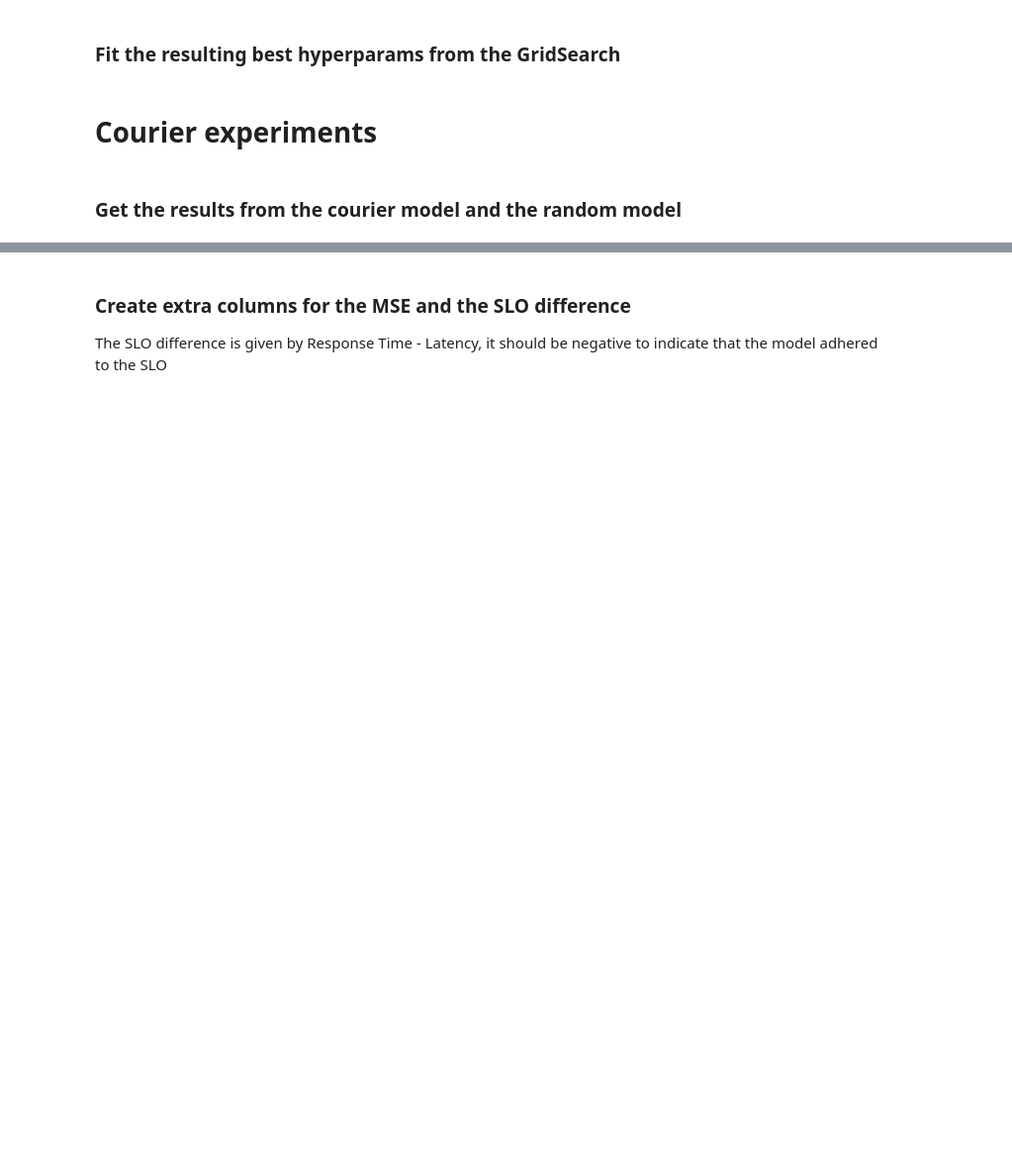
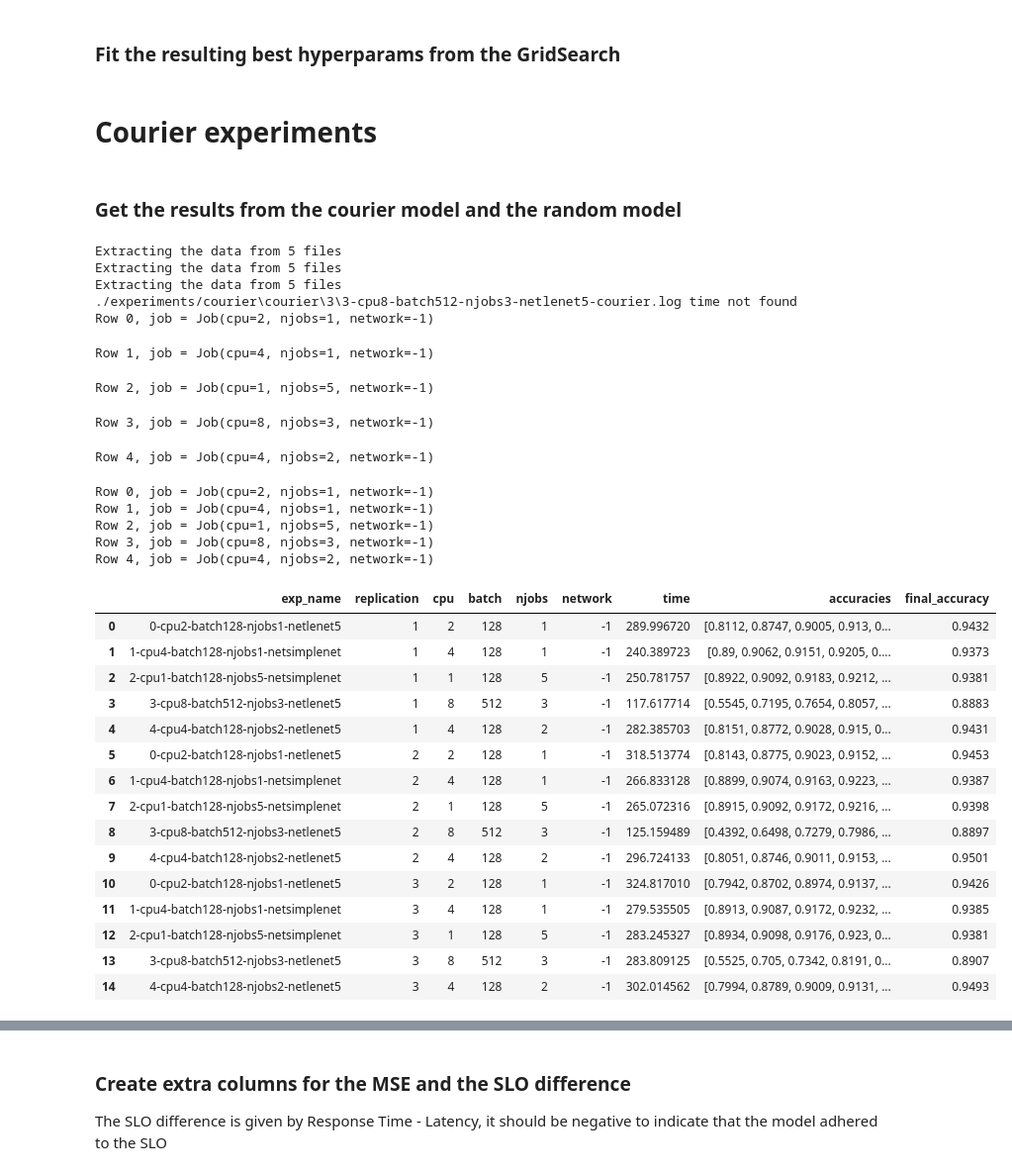
Before and after one commit to sharwinbobde/Courier-BigDL-Study, a Jupyter notebook: experiment-results.ipynb, the cells around one changed output, grey strips where cells are left out. Shown at 99% size. Cells and saved outputs as stored; diff of their text form; code cells hidden in the pictures; blank space fills up the shorter version.

```diff
--- a/experiment-results.ipynb
+++ b/experiment-results.ipynb
@@ -878,3 +979,58 @@ results_courier
+# %%
+results_courier = read_logs('courier')
+# results_other = read_logs('other')
+preds = get_courier_predictions(results_courier, courier)
+preds_boost = get_courier_predictions(results_courier, courier_boost, test=True)
+
+# fix error in reading experiment 4 in replication 3
+# results_courier.at[7, 'time'] =  99.247516804
+
+results_courier.at[13, 'time'] = 283.80912464
+
+# # fix errors reading other files
+# results_other.at[2, 'time'] = 425.409302788
+# results_other.at[6, 'time'] = 315.031166931
+# results_other.at[10, 'time'] = 526.367967449
+# results_other.at[11, 'time'] = 503.676117105
+# results_other.at[12, 'time'] = 454.128488997
+# results_other.at[22, 'time'] = 443.461306044
+# results_other.at[27, 'time'] = 89.615384517
+
+
+results_courier
+
+# results_courier.to_pickle('./experiments/courier/res.pkl')
+# %% [output]
+Extracting the data from 5 files
+Extracting the data from 5 files
+Extracting the data from 5 files
+./experiments/courier\courier\3\3-cpu8-batch512-njobs3-netlenet5-courier.log time not found
+Row 0, job = Job(cpu=2, njobs=1, network=-1)
+Row 1, job = Job(cpu=4, njobs=1, network=-1)
+Row 2, job = Job(cpu=1, njobs=5, network=-1)
+Row 3, job = Job(cpu=8, njobs=3, network=-1)
+Row 4, job = Job(cpu=4, njobs=2, network=-1)
+Row 0, job = Job(cpu=2, njobs=1, network=-1)
+Row 1, job = Job(cpu=4, njobs=1, network=-1)
+Row 2, job = Job(cpu=1, njobs=5, network=-1)
+Row 3, job = Job(cpu=8, njobs=3, network=-1)
+Row 4, job = Job(cpu=4, njobs=2, network=-1)
+|  | exp_name | replication | cpu | batch | njobs | network | time | accuracies | final_accuracy |
+| 0 | 0-cpu2-batch128-njobs1-netlenet5 | 1 | 2 | 128 | 1 | -1 | 289.996720 | [0.8112, 0.8747, 0.9005, 0.913, 0... | 0.9432 |
+| 1 | 1-cpu4-batch128-njobs1-netsimplenet | 1 | 4 | 128 | 1 | -1 | 240.389723 | [0.89, 0.9062, 0.9151, 0.9205, 0.... | 0.9373 |
+| 2 | 2-cpu1-batch128-njobs5-netsimplenet | 1 | 1 | 128 | 5 | -1 | 250.781757 | [0.8922, 0.9092, 0.9183, 0.9212, ... | 0.9381 |
+| 3 | 3-cpu8-batch512-njobs3-netlenet5 | 1 | 8 | 512 | 3 | -1 | 117.617714 | [0.5545, 0.7195, 0.7654, 0.8057, ... | 0.8883 |
+| 4 | 4-cpu4-batch128-njobs2-netlenet5 | 1 | 4 | 128 | 2 | -1 | 282.385703 | [0.8151, 0.8772, 0.9028, 0.915, 0... | 0.9431 |
+| 5 | 0-cpu2-batch128-njobs1-netlenet5 | 2 | 2 | 128 | 1 | -1 | 318.513774 | [0.8143, 0.8775, 0.9023, 0.9152, ... | 0.9453 |
+| 6 | 1-cpu4-batch128-njobs1-netsimplenet | 2 | 4 | 128 | 1 | -1 | 266.833128 | [0.8899, 0.9074, 0.9163, 0.9223, ... | 0.9387 |
+| 7 | 2-cpu1-batch128-njobs5-netsimplenet | 2 | 1 | 128 | 5 | -1 | 265.072316 | [0.8915, 0.9092, 0.9172, 0.9216, ... | 0.9398 |
+| 8 | 3-cpu8-batch512-njobs3-netlenet5 | 2 | 8 | 512 | 3 | -1 | 125.159489 | [0.4392, 0.6498, 0.7279, 0.7986, ... | 0.8897 |
+| 9 | 4-cpu4-batch128-njobs2-netlenet5 | 2 | 4 | 128 | 2 | -1 | 296.724133 | [0.8051, 0.8746, 0.9011, 0.9153, ... | 0.9501 |
+| 10 | 0-cpu2-batch128-njobs1-netlenet5 | 3 | 2 | 128 | 1 | -1 | 324.817010 | [0.7942, 0.8702, 0.8974, 0.9137, ... | 0.9426 |
+| 11 | 1-cpu4-batch128-njobs1-netsimplenet | 3 | 4 | 128 | 1 | -1 | 279.535505 | [0.8913, 0.9087, 0.9172, 0.9232, ... | 0.9385 |
+| 12 | 2-cpu1-batch128-njobs5-netsimplenet | 3 | 1 | 128 | 5 | -1 | 283.245327 | [0.8934, 0.9098, 0.9176, 0.923, 0... | 0.9381 |
+| 13 | 3-cpu8-batch512-njobs3-netlenet5 | 3 | 8 | 512 | 3 | -1 | 283.809125 | [0.5525, 0.705, 0.7342, 0.8191, 0... | 0.8907 |
+| 14 | 4-cpu4-batch128-njobs2-netlenet5 | 3 | 4 | 128 | 2 | -1 | 302.014562 | [0.7994, 0.8789, 0.9009, 0.9131, ... | 0.9493 |
 # %%
 # Merge the dataframes by name
 df_c = results_courier.merge(preds, on='exp_name')
```
Also changed, not shown: parts of 22 cells of this notebook, 5 other files.
